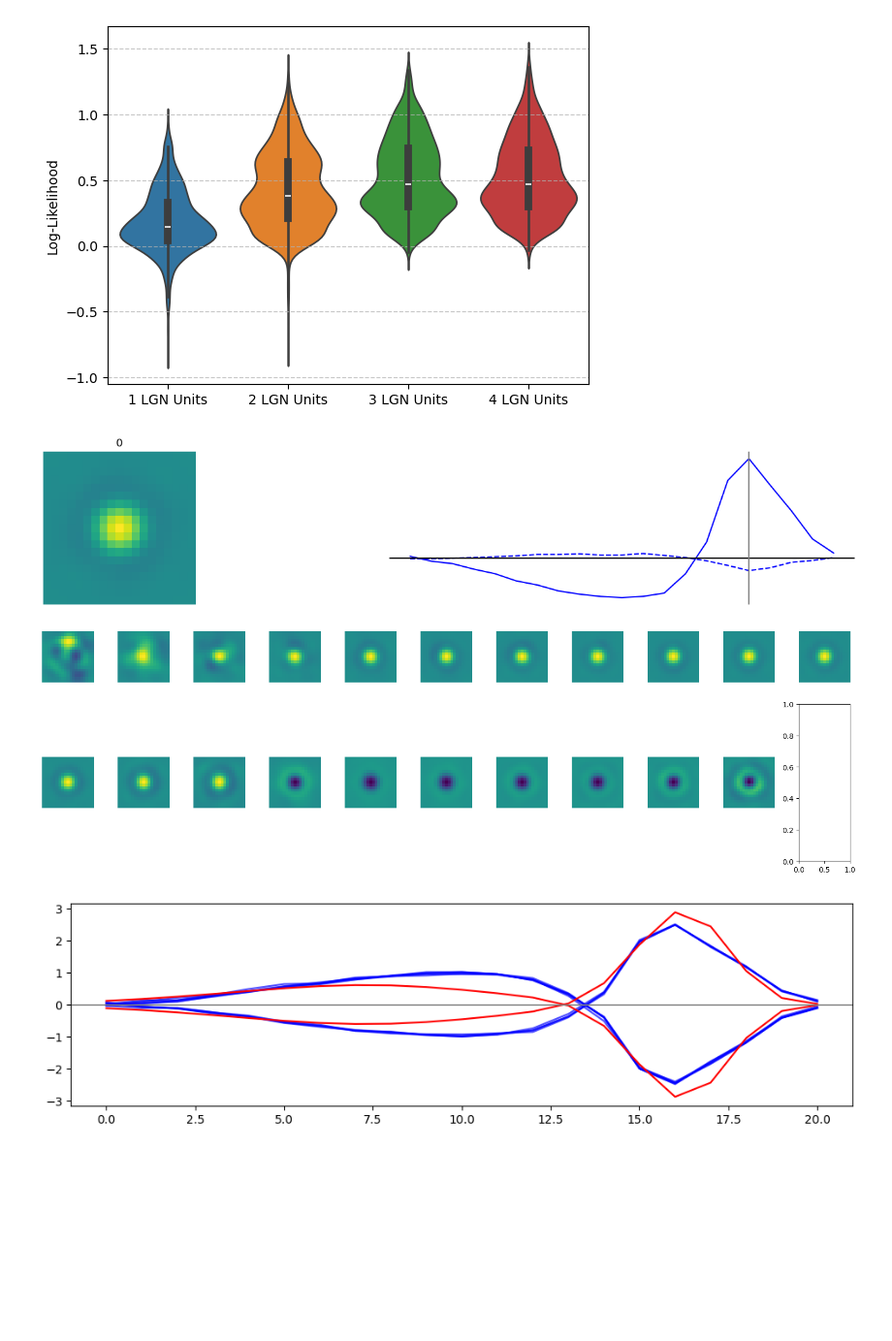
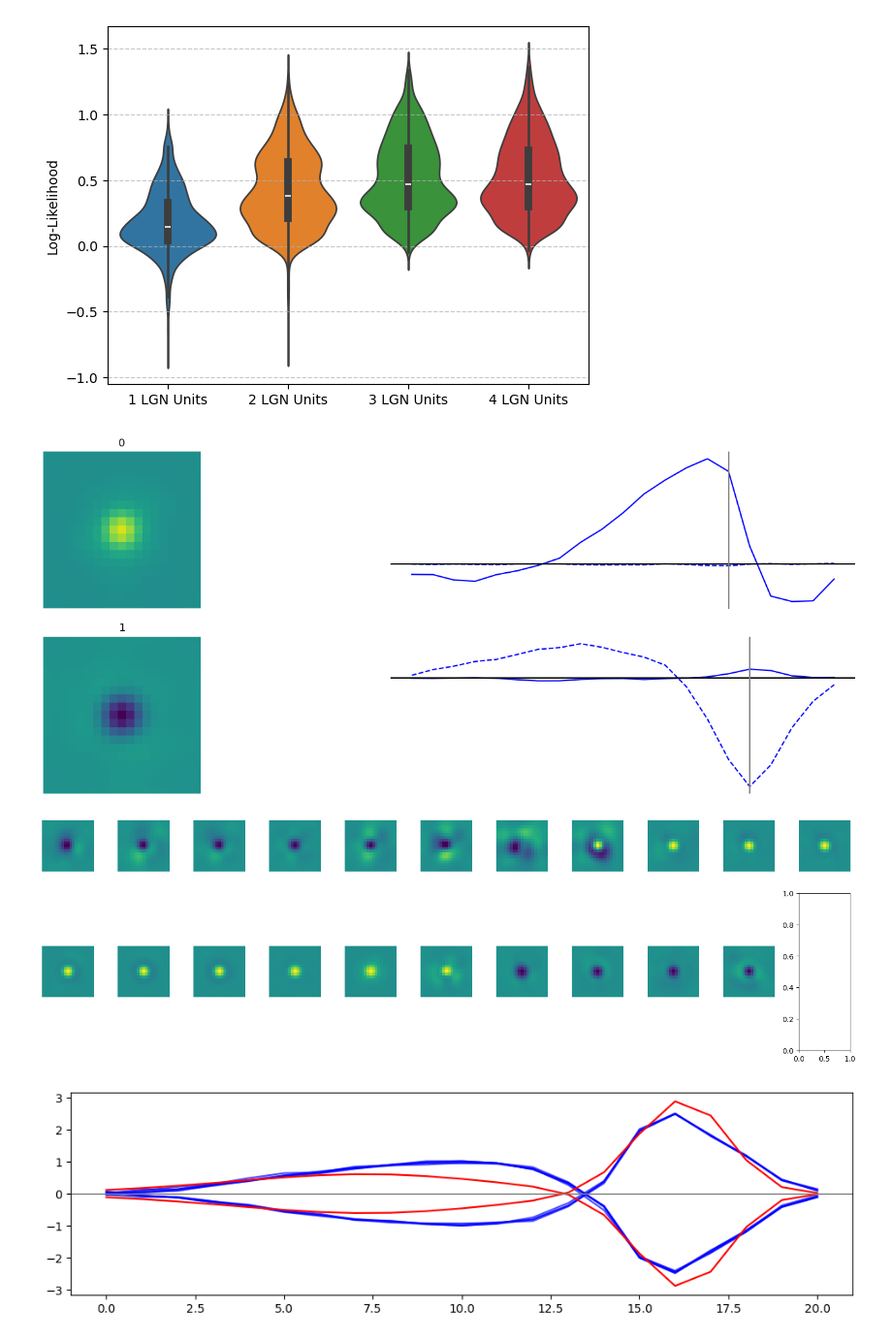
Before and after one commit to IsabelF98/Cloud_SynthData_Proj, a Jupyter notebook: LGN_units.ipynb, the cells around one changed output. Shown at 97% size. Saved outputs shown, nothing was run; the diff lists cells and outputs as text; code cells hidden in the pictures; blank space fills up the shorter version.

Commit message:
running 2 unit model

```diff
--- a/LGN_units.ipynb
+++ b/LGN_units.ipynb
@@ -63,7 +63,7 @@ Invoking __init__.py for NDNT.utils
 ## Load Data
 # %%
 start    = time.time()
-data     = SimCloudData(cell_type_list=['V1_Exc_L4', 'V1_Inh_L4', 'V1_Exc_L2/3', 'V1_Inh_L2/3'], res_frac=2, down_sample=2, num_lags=22)
+data     = SimCloudData(cell_type_list=['V1_Exc_L4', 'V1_Inh_L4', 'V1_Exc_L2/3', 'V1_Inh_L2/3'], res_frac=2, down_sample=2, num_lags=22, block_len=100)
 end      = time.time()
 print('CPU Time', end-start, 'sec')
 # %% [output]
@@ -146,8 +146,8 @@ adam_pars = utils.create_optimizer_params(
     optimize_graph=False, weight_decay=0.2, accumulated_grad_batches=3)
 adam_pars['device'] = device
 # %%
-XTreg = 10.0
 Xreg0 = 1.0 # d2/dx
+Treg0 = 10.0 # d2/dt
 Creg0 = 0.05 # center
 
 Xreg1 = 0.05 # d2/dx
@@ -159,8 +159,8 @@ angle_mode = 'nearest' # 'bilinear'
 
 NQ = len(angles)
 
-num_LGN_units = [1,2] #,3,4]
-num_repeat = 10
+num_LGN_units = [2] #,3,4]
+num_repeat = 5
 models = {}
 fws = [19, 19, 5, 5]
 
@@ -172,7 +172,7 @@ for i in range(len(num_LGN_units)):
         input_dims = data.stim_dims, num_filters=num_subs[0], norm_type=1,
         filter_dims=[1,fws[0],fws[0],num_lags-1] , bias=False, NLtype='relu',
         padding='circular', output_norm='batch', window='hamming', initialize_center=True,
-        reg_vals={'d2xt':XTreg, 'd2x':Xreg0, 'center': Creg0} )]
+        reg_vals={'d2x':Xreg0, 'd2t':Treg0, 'center': Creg0} )]
 
     # PROJECTION LAYER
     clayersQ.append(
@@ -320,12 +289,12 @@ plt.ylabel('Log-Likelihood')
 Text(0, 0.5, 'Log-Likelihood')
 [figure]
 # %%
-cnn = models[1]
+cnn = models['2 LGN Units 0']
 cnn.plot_filters()
 # %% [output]
-[figure, old version]
+[figure, new version]
 # %%
-cnn = models[0]
+cnn = models['2 LGN Units 0']
 filters = cnn.get_weights(ffnet_target=0,layer_target=0)
 ss(2,11)
 for i in range(21):
@@ -335,7 +304,7 @@ for i in range(21):
 plt.tight_layout()
 plt.show()
 # %% [output]
-[figure, old version]
+[figure, new version]
 # %%
 fws = [19,19,5,5]
 subplot_setup(1, 1, row_height=3, fig_width=10)
```
Also changed, not shown: parts of 6 cells of this notebook.
